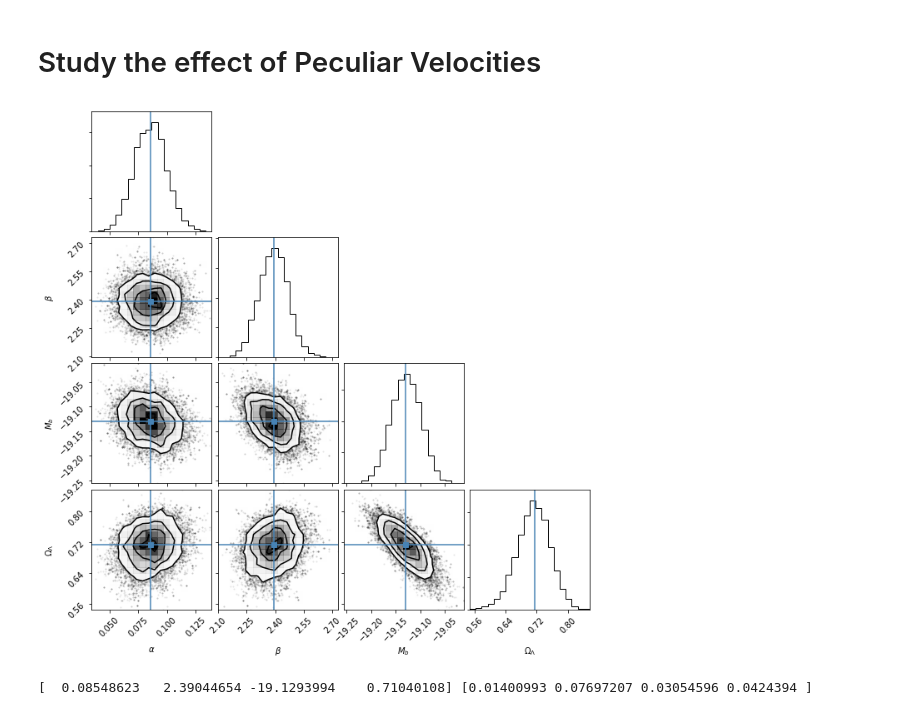
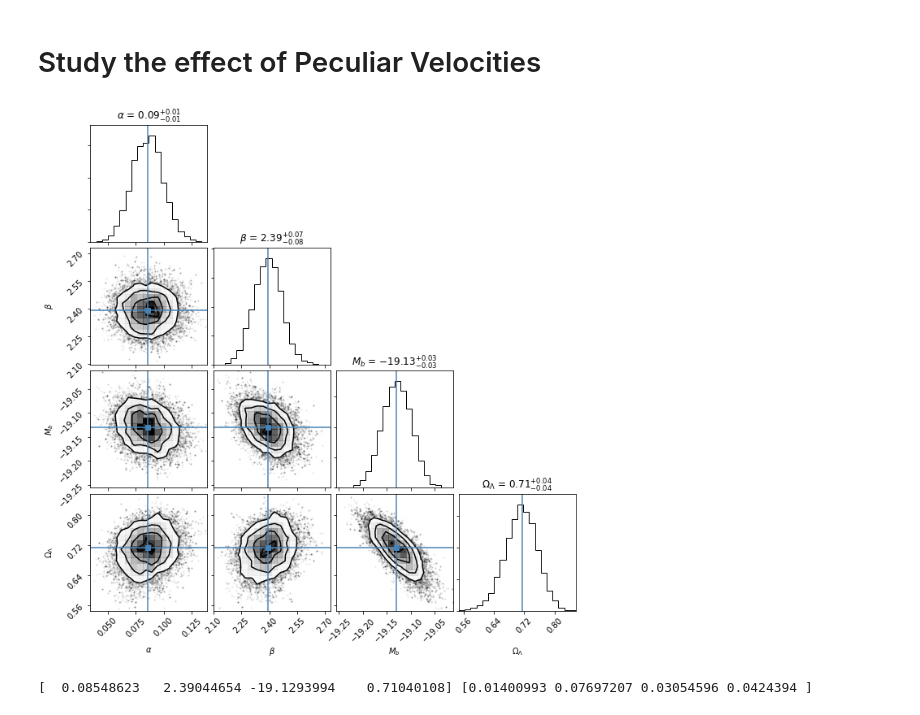
Before and after one commit to OriolAbril/cosmology, a Jupyter notebook: project.ipynb, the cells around one changed output. Saved outputs shown, nothing was run; the diff lists cells and outputs as text; code cells hidden in the pictures.

Commit message:
emcee for flat universe

```diff
--- a/project.ipynb
+++ b/project.ipynb
@@ -502,11 +573,12 @@ pos = [chi2_sys_lc_res['x'] + 1e-4*np.random.randn(ndim) for i in range(nwalkers
 sampler_xerr = emcee.EnsembleSampler(nwalkers, ndim, lnprob, args=(sigma_vsn,))
 sampler_xerr.run_mcmc(pos, 500);
 # %%
-samples_xerr = sampler_xerr.chain[:, 50:, :].reshape((-1, ndim))
+#samples_xerr = sampler_xerr.chain[:, 50:, :].reshape((-1, ndim))
+samples_xerr = np.loadtxt('samples/samples_flat_xerr.dat')
 fig = corner.corner(samples_xerr, labels=[r"$\alpha$", r"$\beta$", r"$M_b$", r"$\Omega_\Lambda$"],
-                      truths=chi2_sys_lc_res['x'])
+                      truths=chi2_sys_lc_res['x'],show_titles=True,hist2d_kwargs={'levels':[.68,.95,.997]})
 # %% [output]
-[figure, old version]
+[figure, new version]
 # %%
 np.savetxt('samples_flat_xerr.dat',samples)
 # %%
```
Also changed, not shown: parts of 20 cells of this notebook.
